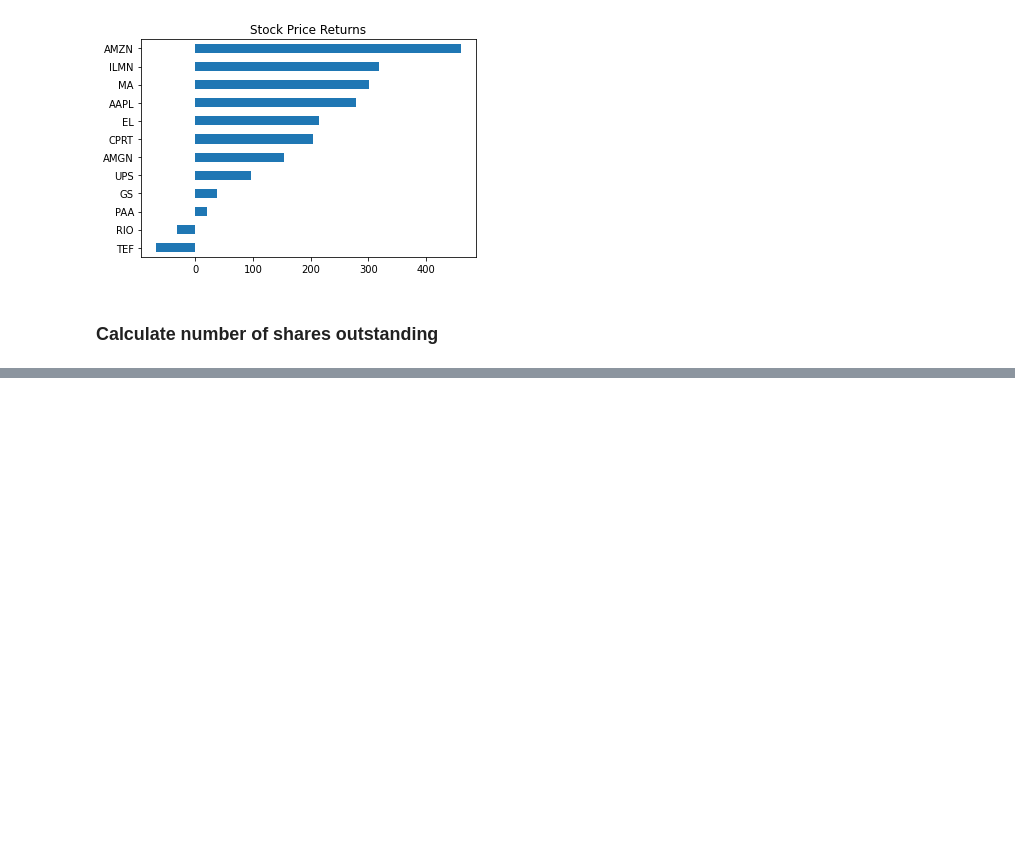
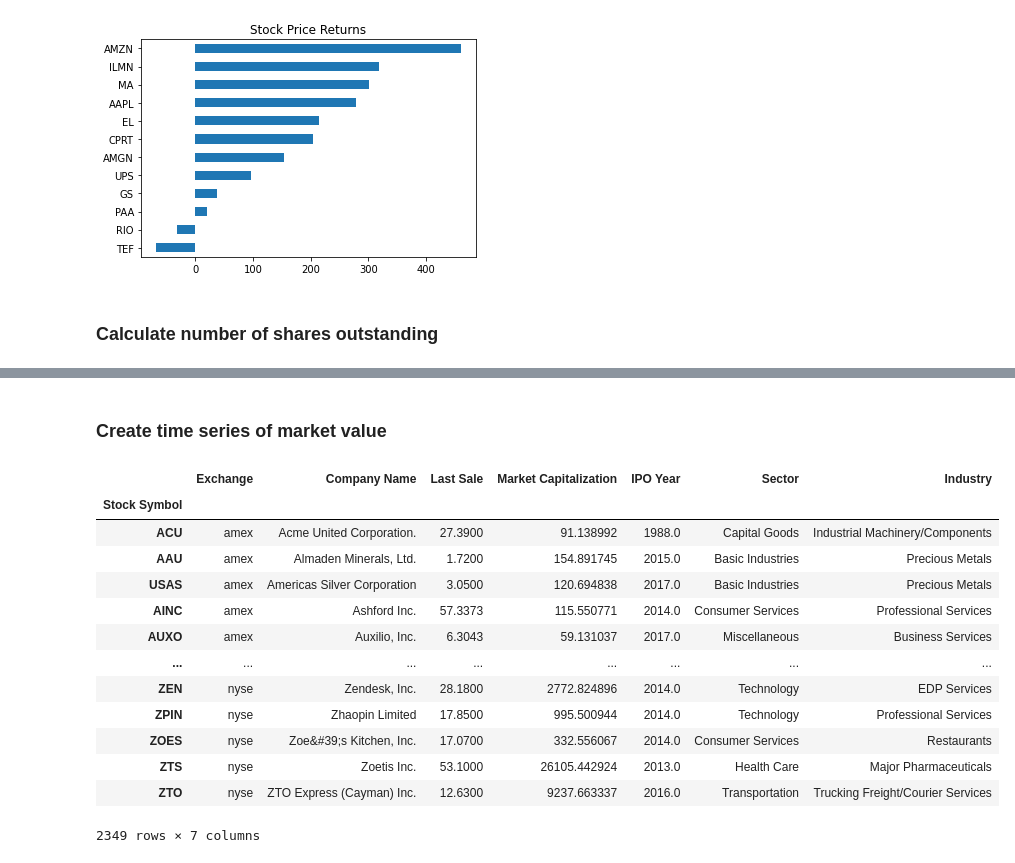
Before and after one commit to ozlerhakan/datacamp, a Jupyter notebook: Manipulating Time Series Data in Python/chapter3.ipynb, the cells around one changed output, grey strips where cells are left out. Cells and saved outputs as stored; diff of their text form; code cells hidden in the pictures; blank space fills up the shorter version.

```diff
--- a/Manipulating Time Series Data in Python/chapter3.ipynb
+++ b/Manipulating Time Series Data in Python/chapter3.ipynb
@@ -572,0 +591,19 @@ print(no_shares.sort_values(ascending=False))
+# %% [markdown]
+### Create time series of market value
+# %%
+listings
+# %% [output]
+|  | Exchange | Company Name | Last Sale | Market Capitalization | IPO Year | Sector | Industry |
+| Stock Symbol |  |  |  |  |  |  |  |
+| ACU | amex | Acme United Corporation. | 27.3900 | 91.138992 | 1988.0 | Capital Goods | Industrial Machinery/Components |
+| AAU | amex | Almaden Minerals, Ltd. | 1.7200 | 154.891745 | 2015.0 | Basic Industries | Precious Metals |
+| USAS | amex | Americas Silver Corporation | 3.0500 | 120.694838 | 2017.0 | Basic Industries | Precious Metals |
+| AINC | amex | Ashford Inc. | 57.3373 | 115.550771 | 2014.0 | Consumer Services | Professional Services |
+| AUXO | amex | Auxilio, Inc. | 6.3043 | 59.131037 | 2017.0 | Miscellaneous | Business Services |
+| ... | ... | ... | ... | ... | ... | ... | ... |
+| ZEN | nyse | Zendesk, Inc. | 28.1800 | 2772.824896 | 2014.0 | Technology | EDP Services |
+| ZPIN | nyse | Zhaopin Limited | 17.8500 | 995.500944 | 2014.0 | Technology | Professional Services |
+| ZOES | nyse | Zoe&#39;s Kitchen, Inc. | 17.0700 | 332.556067 | 2014.0 | Consumer Services | Restaurants |
+| ZTS | nyse | Zoetis Inc. | 53.1000 | 26105.442924 | 2013.0 | Health Care | Major Pharmaceuticals |
+| ZTO | nyse | ZTO Express (Cayman) Inc. | 12.6300 | 9237.663337 | 2016.0 | Transportation | Trucking Freight/Courier Services |
+2349 rows × 7 columns
```
Also changed, not shown: parts of 2 cells of this notebook.
